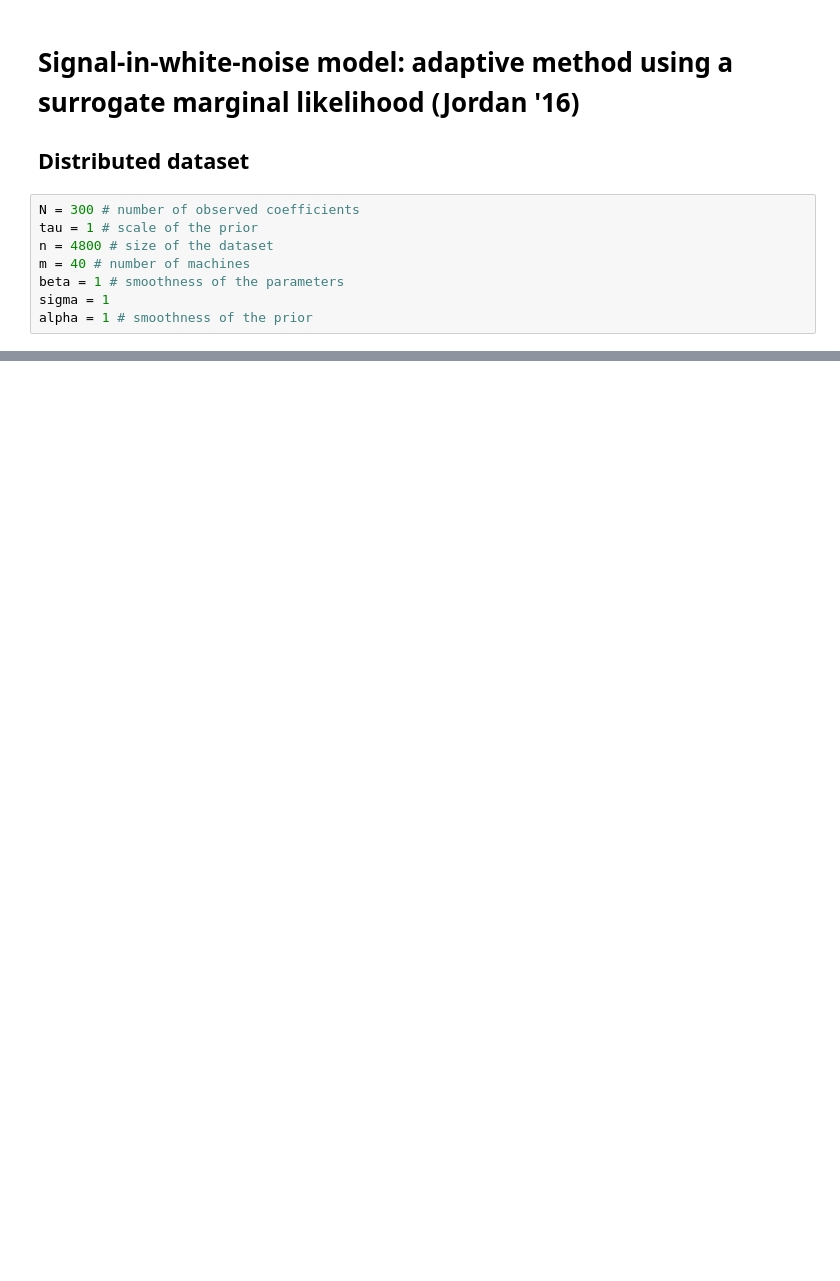
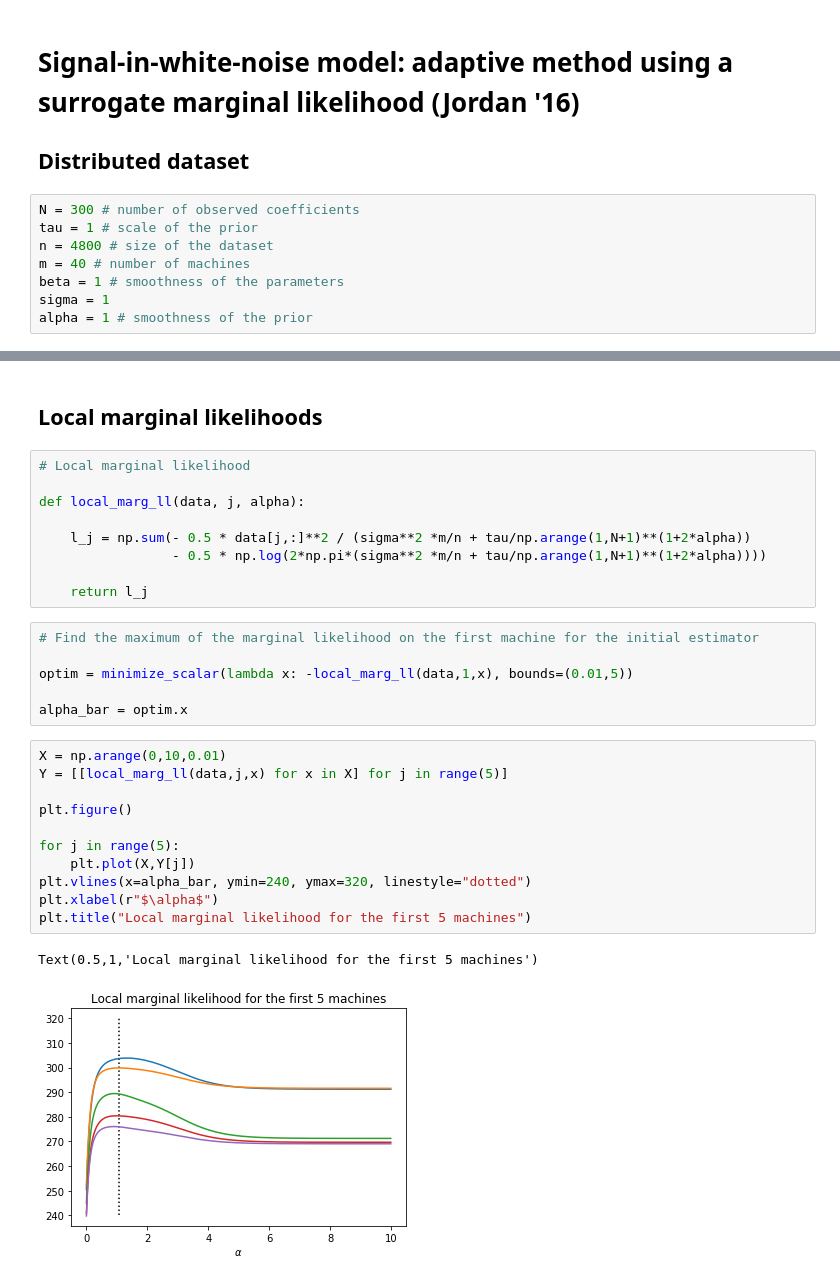
Before and after one commit to JTT94/distributed_posteriors, a Jupyter notebook: notebooks/adaptive_surrogate.ipynb, the cells around one changed output, grey strips where cells are left out. Cells and saved outputs as stored; diff of their text form; blank space fills up the shorter version.

```diff
--- a/notebooks/adaptive_surrogate.ipynb
+++ b/notebooks/adaptive_surrogate.ipynb
@@ -68,0 +71,31 @@ $$ \mathcal{L}'_m(\bar\alpha) = \sum_{j=1}^{m} \mathcal{L}'_j(\bar\alpha) $$
+# %% [markdown]
+## Local marginal likelihoods
+# %%
+# Local marginal likelihood
+
+def local_marg_ll(data, j, alpha):
+
+    l_j = np.sum(- 0.5 * data[j,:]**2 / (sigma**2 *m/n + tau/np.arange(1,N+1)**(1+2*alpha))
+                 - 0.5 * np.log(2*np.pi*(sigma**2 *m/n + tau/np.arange(1,N+1)**(1+2*alpha))))
+
+    return l_j
+# %%
+# Find the maximum of the marginal likelihood on the first machine for the initial estimator
+
+optim = minimize_scalar(lambda x: -local_marg_ll(data,1,x), bounds=(0.01,5))
+
+alpha_bar = optim.x
+# %%
+X = np.arange(0,10,0.01)
+Y = [[local_marg_ll(data,j,x) for x in X] for j in range(5)]
+
+plt.figure()
+
+for j in range(5):
+    plt.plot(X,Y[j])
+plt.vlines(x=alpha_bar, ymin=240, ymax=320, linestyle="dotted")
+plt.xlabel(r"$\alpha$")
+plt.title("Local marginal likelihood for the first 5 machines")
+# %% [output]
+Text(0.5,1,'Local marginal likelihood for the first 5 machines')
+[figure, added]
```
Also changed, not shown: parts of 13 cells of this notebook.
